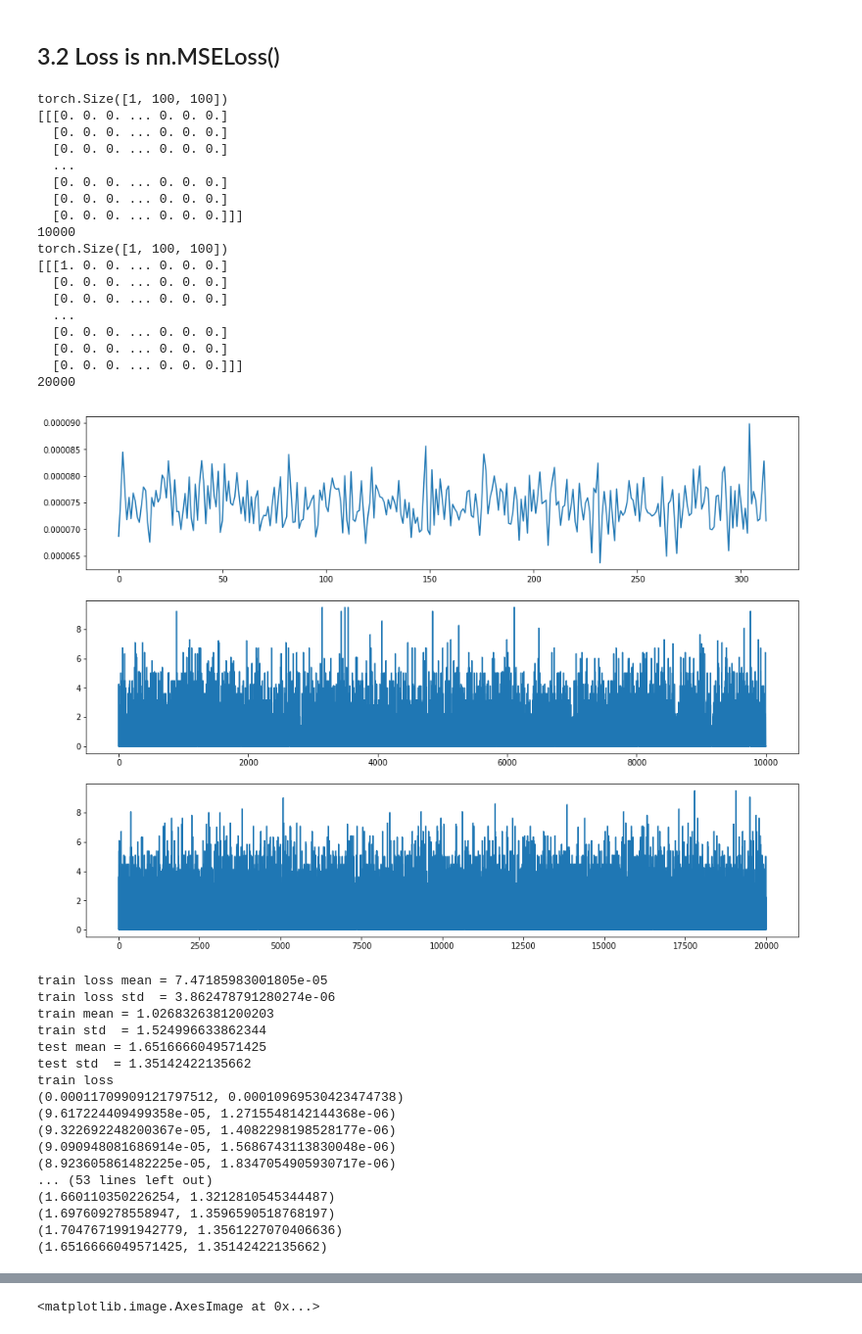
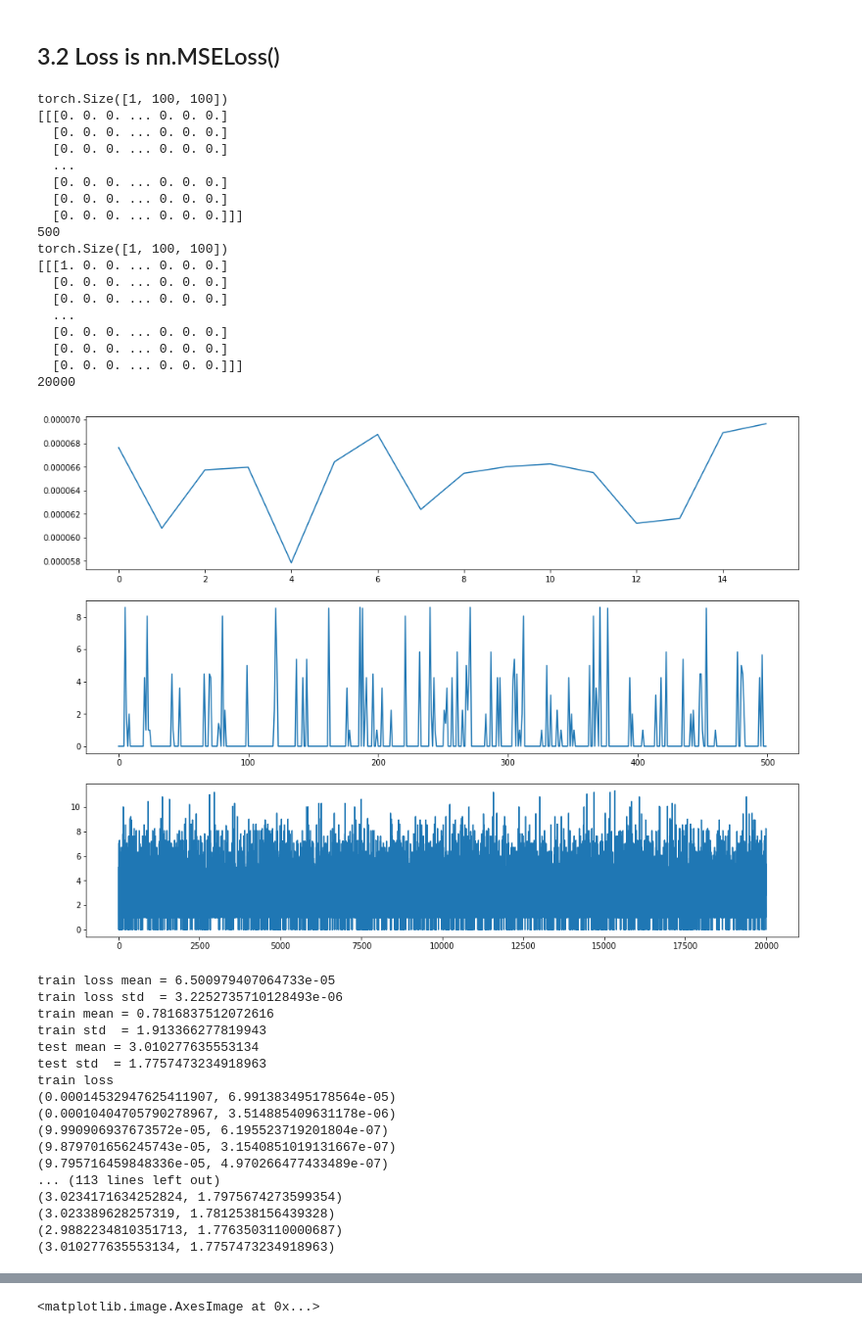
Before and after one commit to caitaozhan/deeplearning-localization, a Jupyter notebook: CNN-label.ipynb, the cells around one changed output, grey strips where cells are left out. Shown at 98% size. Saved outputs shown, nothing was run; the diff lists cells and outputs as text; code cells hidden in the pictures.

Commit message:
about assumption 1: regression has smaller error when percentage of full training dataset >=  0.005, has higher error when 0.001. regression error has a higher std when small amount of data

```diff
--- a/CNN-label.ipynb
+++ b/CNN-label.ipynb
@@ -517,7 +517,7 @@ plt.imshow(y[i, 0].data.cpu(), cmap='gray')
 ## 3.2 Loss is nn.MSELoss()
 # %%
 # training
-root_dir = './data/matrix-train11'
+root_dir = './data/matrix-train13'
 sensor_input_dataset = SensorInputDatasetSegmentation(root_dir = root_dir, transform = tf)
 sensor_input_dataloader = DataLoader(sensor_input_dataset, batch_size=32, shuffle=True, num_workers=3)
 print(sensor_input_dataset[0]['matrix'].shape)
@@ -540,7 +540,7 @@ torch.Size([1, 100, 100])
   [0. 0. 0. ... 0. 0. 0.]
   [0. 0. 0. ... 0. 0. 0.]
   [0. 0. 0. ... 0. 0. 0.]]]
-10000
+500
 torch.Size([1, 100, 100])
 [[[1. 0. 0. ... 0. 0. 0.]
   [0. 0. 0. ... 0. 0. 0.]
@@ -561,7 +561,7 @@ model     = net2.to(device)
 optimizer = optim.Adam(model.parameters(), lr=0.001)
 criterion = nn.MSELoss()  # criterion is the loss function
 
-num_epochs = 20
+num_epochs = 40
 train_losses_epoch = []
 train_errors_epoch = []
 test_errors_epoch  = []
@@ -600,50 +600,50 @@ for epoch in range(num_epochs):
     clear_output(True)
     plt.figure(figsize=(16, 12))
     plt.subplot(311)
     plt.plot(train_losses)
     plt.subplot(312)
     plt.plot(train_errors)
     plt.subplot(313)
     plt.plot(test_errors)
     plt.show()
 
     print('train loss mean =', np.mean(train_losses))
     print('train loss std  =', np.std(train_losses))
     print('train mean =', np.mean(train_errors))
     print('train std  =', np.std(train_errors))
     print('test mean =', np.mean(test_errors))
     print('test std  =', np.std(test_errors))
     train_losses_epoch.append((np.mean(train_losses), np.std(train_losses)))
     train_errors_epoch.append((np.mean(train_errors), np.std(train_errors)))
     test_errors_epoch.append((np.mean(test_errors), np.std(test_errors)))
 
 print('train loss')
 for loss in train_losses_epoch:
     print(loss)
 print('train error')
 for error in train_errors_epoch:
     print(error)
 print('test error')
 for error in test_errors_epoch:
     print(error)
 # %% [output]
-[figure, old version]
+[figure, new version]
-train loss mean = 7.47185983001805e-05
-train loss std  = 3.862478791280274e-06
-train mean = 1.0268326381200203
-train std  = 1.524996633862344
-test mean = 1.6516666049571425
-test std  = 1.35142422135662
+train loss mean = 6.500979407064733e-05
+train loss std  = 3.2252735710128493e-06
+train mean = 0.7816837512072616
+train std  = 1.913366277819943
+test mean = 3.010277635553134
+test std  = 1.7757473234918963
 train loss
-(0.00011709909121797512, 0.00010969530423474738)
-(9.617224409499358e-05, 1.2715548142144368e-06)
-(9.322692248200367e-05, 1.4082298198528177e-06)
-(9.090948081686914e-05, 1.5686743113830048e-06)
-(8.923605861482225e-05, 1.8347054905930717e-06)
-... (53 lines left out)
-(1.660110350226254, 1.3212810545344487)
-(1.697609278558947, 1.3596590518768197)
-(1.7047671991942779, 1.3561227070406636)
-(1.6516666049571425, 1.35142422135662)
+(0.00014532947625411907, 6.991383495178564e-05)
+(0.00010404705790278967, 3.514885409631178e-06)
+(9.990906937673572e-05, 6.195523719201804e-07)
+(9.879701656245743e-05, 3.1540851019131667e-07)
+(9.795716459848336e-05, 4.970266477433489e-07)
+... (113 lines left out)
+(3.0234171634252824, 1.7975674273599354)
+(3.023389628257319, 1.7812538156439328)
+(2.9882234810351713, 1.7763503110000687)
+(3.010277635553134, 1.7757473234918963)
 # %%
 model.eval()
```
Also changed, not shown: parts of 3 cells of this notebook, 6 other files.
